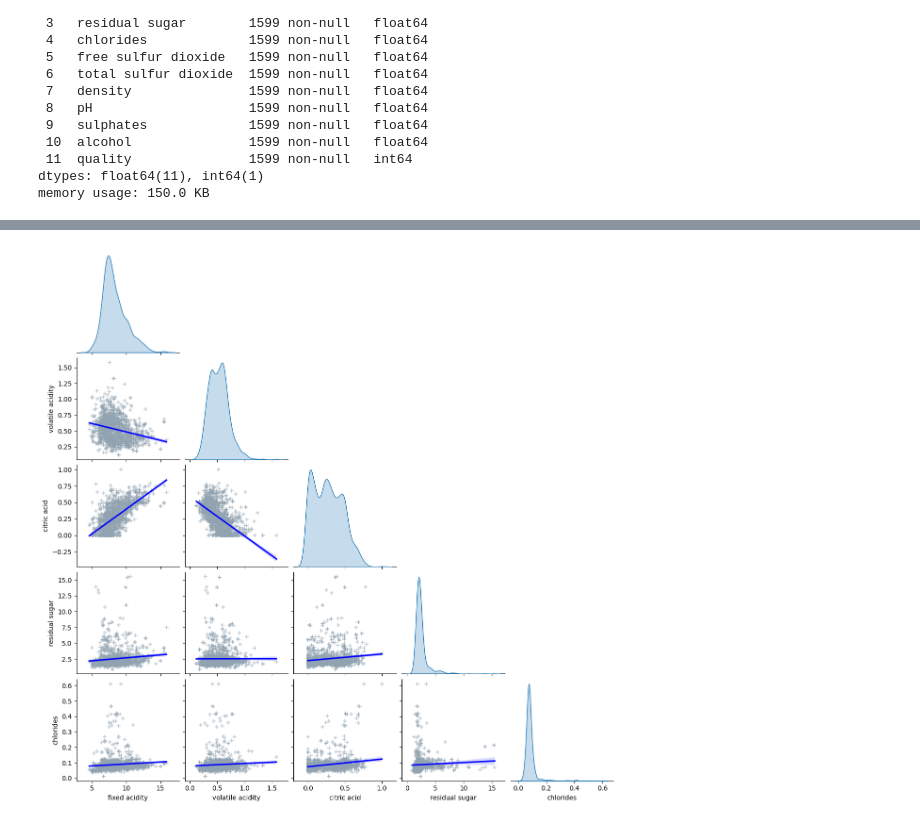
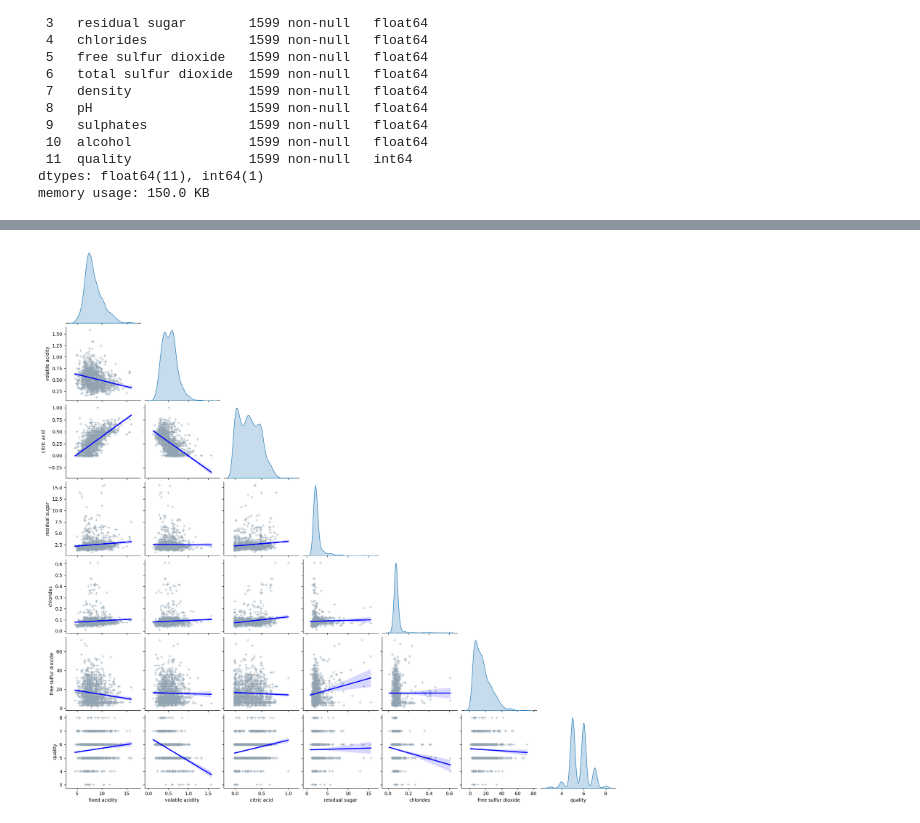
Before and after one commit to jairobernardesjunior/qualidade_do_vinho_tinto, a Jupyter notebook: qualidade_do_vinho_tinto_analisa.ipynb, the cells around one changed output, grey strips where cells are left out. Cells and saved outputs as stored; diff of their text form; code cells hidden in the pictures.

```diff
--- a/qualidade_do_vinho_tinto_analisa.ipynb
+++ b/qualidade_do_vinho_tinto_analisa.ipynb
@@ -60,0 +75,3 @@ memory usage: 150.0 KB
+# %%
+# eliminando linhas duplicadas
+dfx = dfx.drop_duplicates()
@@ -101,14 +138,15 @@ plt.show()
 # %%
 # verificando a distribuição dos dados
-p= sns.pairplot(dfx[['fixed acidity', 'volatile acidity', 'citric acid', 'residual sugar', 'chlorides']],
+p= sns.pairplot(dfx[['fixed acidity', 'volatile acidity', 'citric acid', 'residual sugar',
+                   'chlorides', 'free sulfur dioxide', 'quality']],
                 diag_kind="kde", corner=True, markers="+",
                 plot_kws={'line_kws':{'color':'#0000ff'},
                            'scatter_kws': {'alpha': 0.5,
                                            'color': '#91a3b0'}},
                 kind='reg'
                 );
 p.fig.subplots_adjust(top=0.95)
 # %% [output]
-[figure, old version]
+[figure, new version]
 # %%
 # verificando a distribuição dos dados
```
Also changed, not shown: parts of 18 cells of this notebook, 7 other files.
